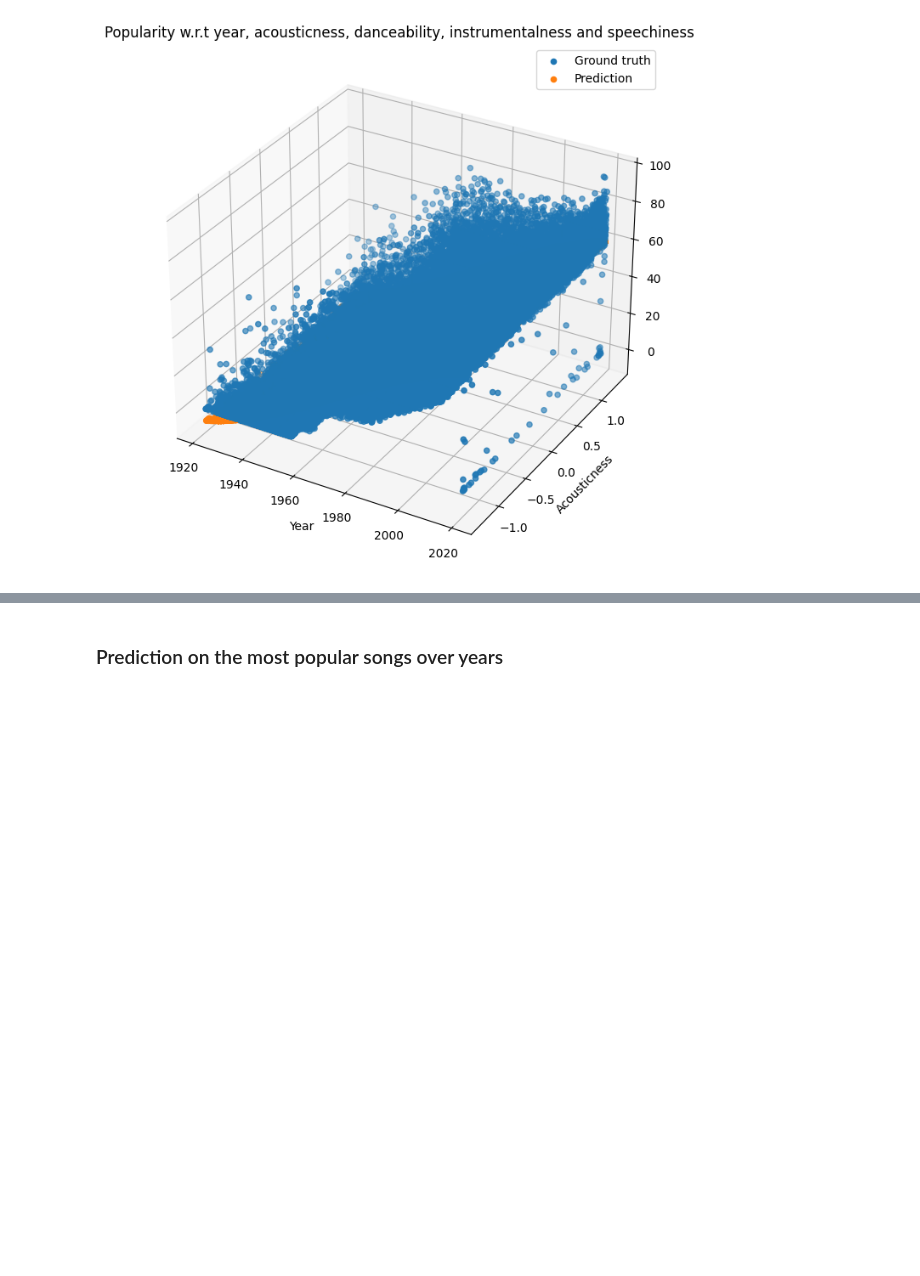
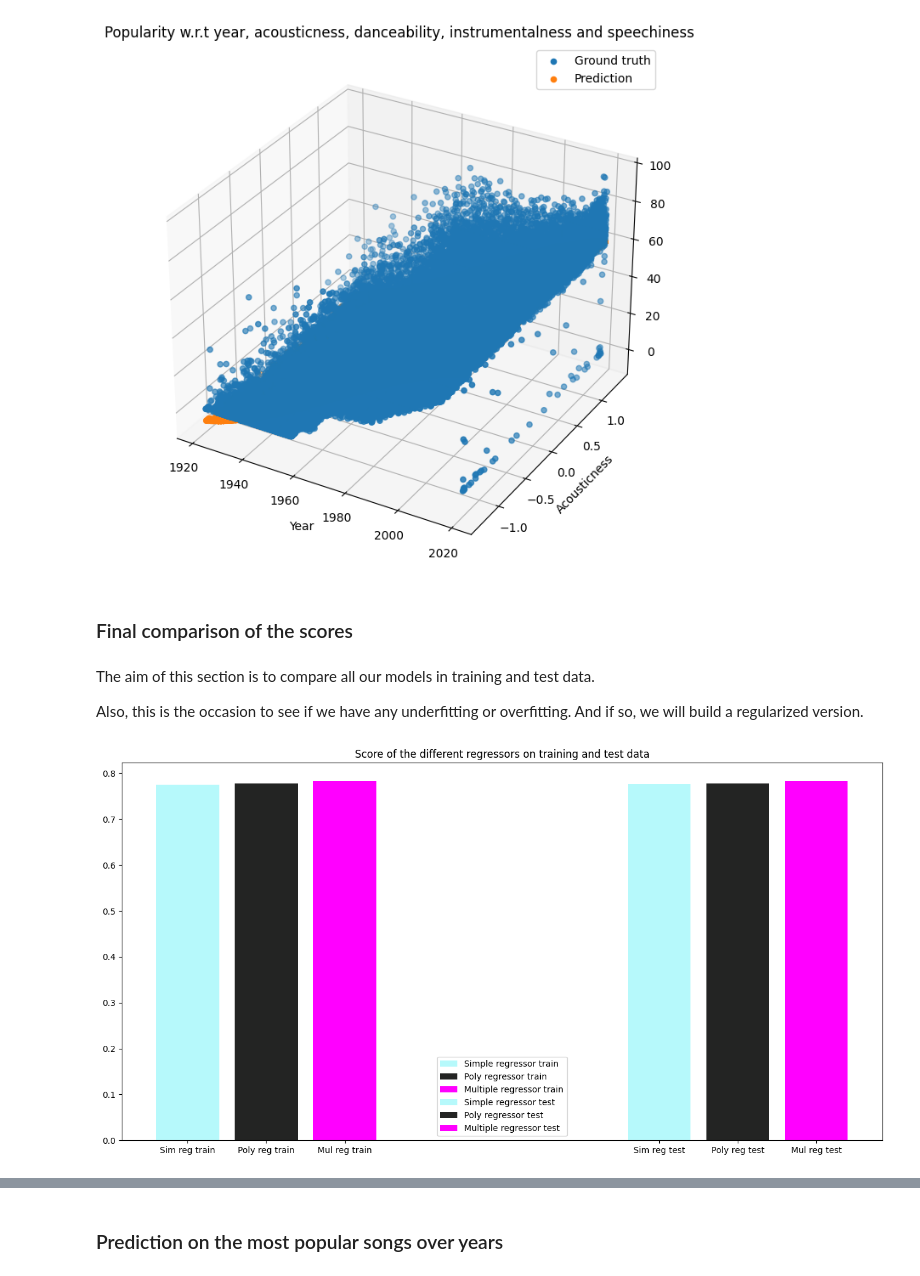
Before and after one commit to Manuela-AYO/DAProject2022, a Jupyter notebook: spotifyAnalysis.ipynb, the cells around one changed output, grey strips where cells are left out. Saved outputs shown, nothing was run; the diff lists cells and outputs as text; code cells hidden in the pictures; blank space fills up the shorter version.

Commit message:
End regressor popularity

```diff
--- a/spotifyAnalysis.ipynb
+++ b/spotifyAnalysis.ipynb
@@ -901,6 +901,16 @@ plt.show()
 The 02 plots are overlapping and we see that from 5 features, the score is pretty stable.
 
 So, we're going to use 05 features for our model.
+# %%
+x = [1,2,6,7]
+y = [score_simple_train, score_poly_train, score_simple_test, score_poly_test]
+colors = ["#b6f9fb", "#232423", "#b6f9fb", "#232423"]
+labels = ["Sim reg train", "Poly reg train", "Sim reg test", "Poly reg test"]
+labs = ["Simple regressor train", "Poly regressor train", "Simple regressor test", "Poly regressor test"]
+plt.bar(x=x, height=y, color=colors, tick_label=labels, label=labs)
+plt.title("Score of the different regressors on training and test data")
+plt.legend()
+plt.show()
 # %%
 # let us look at the selected features for nb_features = 5
 model = LinearRegression()
@@ -967,3 +977,6 @@ score = model_reduced.score(X_test, y_test)
 print(f"Coefficient of determination : {score}")
 # %% [output]
 Coefficient of determination : 0.7836204194826688
+# %%
+score_train = model_reduced.score(X, y)
+score_train
@@ -990,3 +1005,23 @@ plt.legend()
 plt.show()
 # %% [output]
 [figure]
+# %% [markdown]
+### Final comparison of the scores
+# %% [markdown]
+The aim of this section is to compare all our models in training and test data.
+
+Also, this is the occasion to see if we have any underfitting or overfitting. And if so, we will build a regularized version.
+# %%
+plt.figure(figsize=(16,8))
+x = [1,2,3,7,8,9]
+y = [score_simple_train, score_poly_train, score_train, score_simple_test, score_poly_test, score]
+colors = ["#b6f9fb", "#232423", "#ff00ff", "#b6f9fb", "#232423", "#ff00ff"]
+labels = ["Sim reg train", "Poly reg train", "Mul reg train", "Sim reg test", "Poly reg test", "Mul reg test"]
+labs = ["Simple regressor train", "Poly regressor train", "Multiple regressor train", "Simple regressor test", "Poly regressor test",
+        "Multiple regressor test"]
+plt.bar(x=x, height=y, color=colors, tick_label=labels, label=labs)
+plt.title("Score of the different regressors on training and test data")
+plt.legend()
+plt.show()
+# %% [output]
+[figure, added]
```
Also changed, not shown: parts of 2 cells of this notebook.
